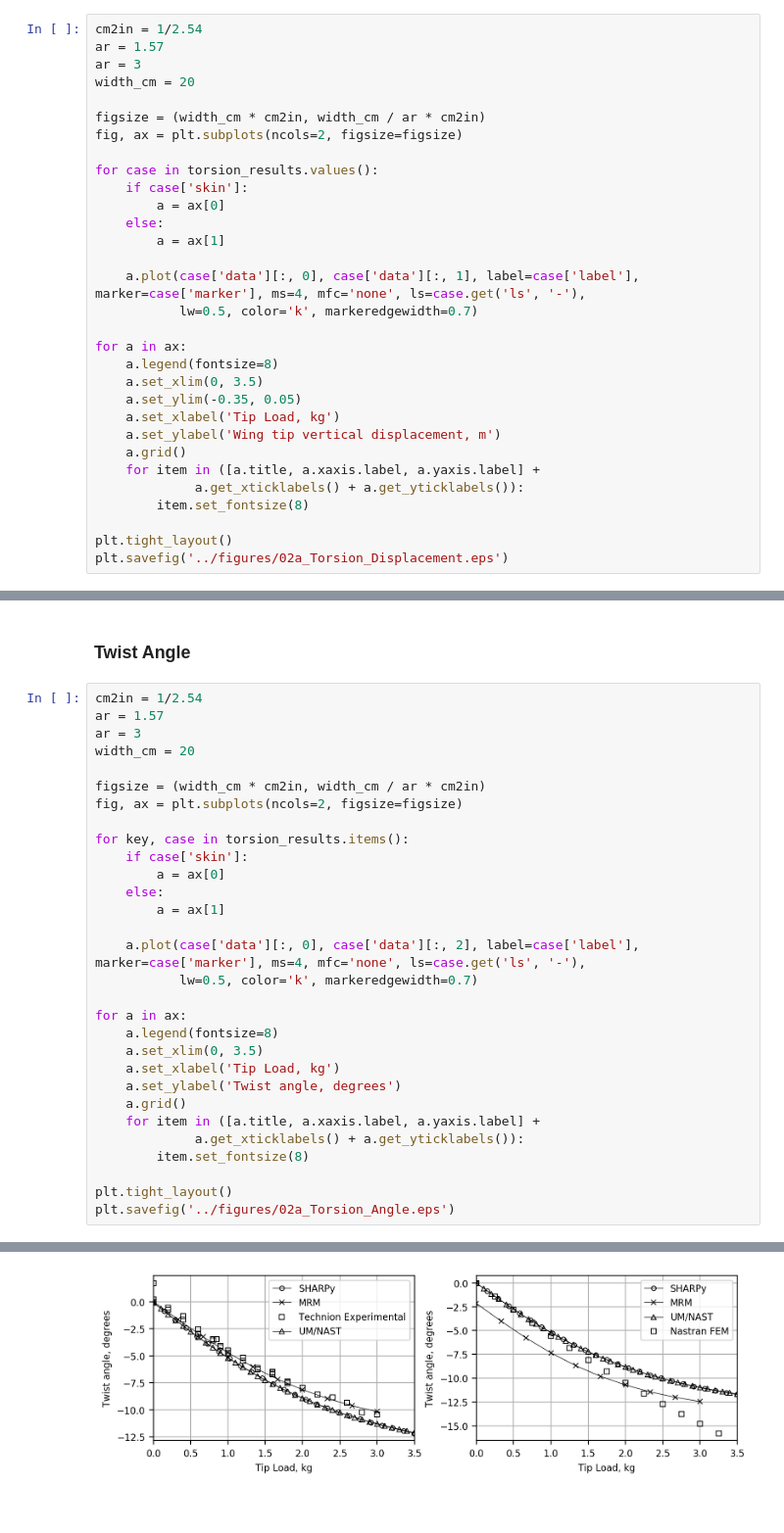
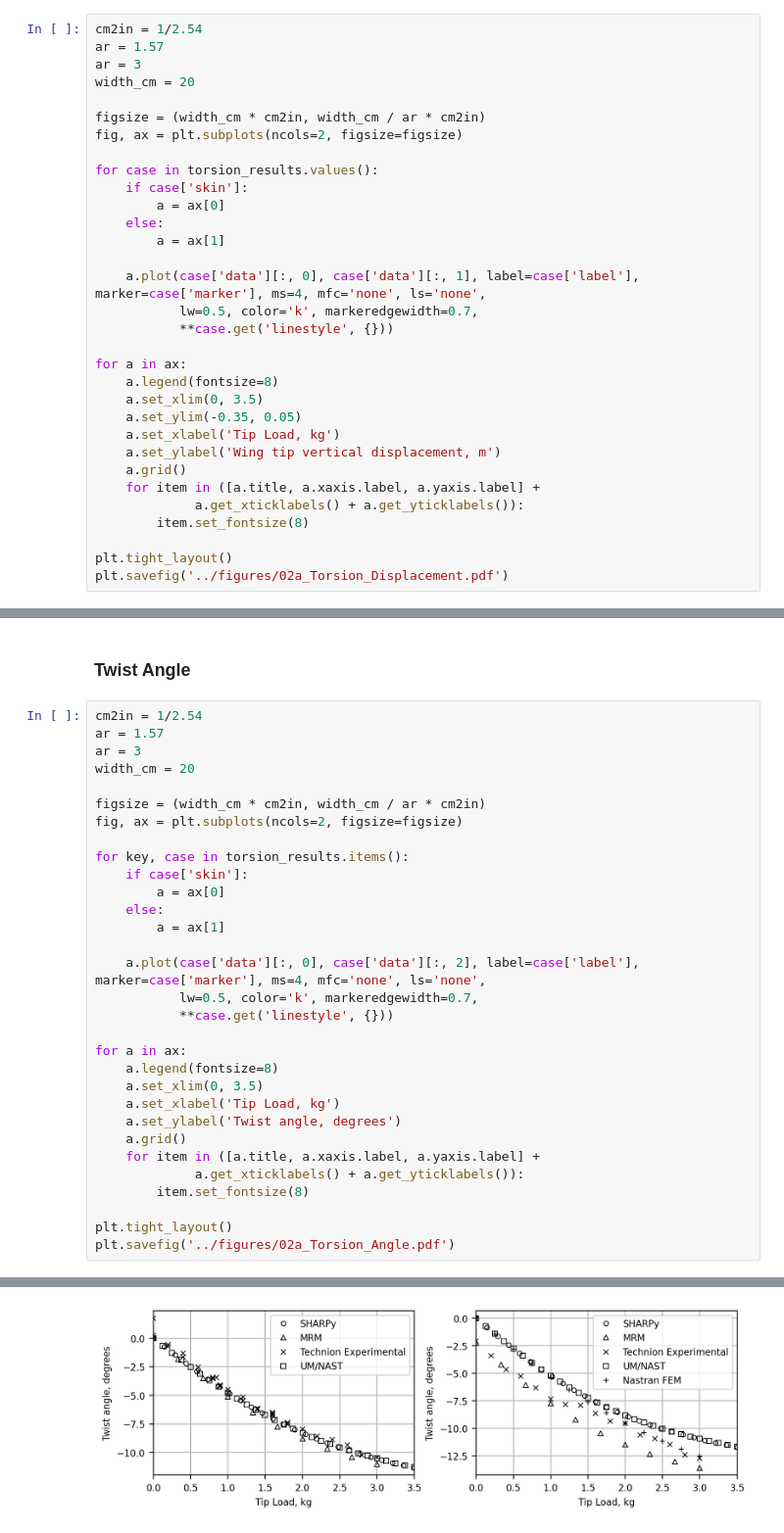
Before and after one commit to ngoiz/pazy-sharpy, a Jupyter notebook: 02a_Torsion/02a_Torsion.ipynb, the cells around one changed output, grey strips where cells are left out. Shown: that part at 98% size. Cells and saved outputs as stored; diff of their text form.

Commit message:
Update notebooks with latest MRM data

```diff
--- a/02a_Torsion/02a_Torsion.ipynb
+++ b/02a_Torsion/02a_Torsion.ipynb
@@ -75,8 +82,9 @@ for case in torsion_results.values():
     else:
         a = ax[1]
 
-    a.plot(case['data'][:, 0], case['data'][:, 1], label=case['label'], marker=case['marker'], ms=4, mfc='none', ls=case.get('ls', '-'),
-           lw=0.5, color='k', markeredgewidth=0.7)
+    a.plot(case['data'][:, 0], case['data'][:, 1], label=case['label'], marker=case['marker'], ms=4, mfc='none', ls='none',
+           lw=0.5, color='k', markeredgewidth=0.7,
+           **case.get('linestyle', {}))
 
 for a in ax:
     a.legend(fontsize=8)
@@ -90,5 +98,5 @@ for a in ax:
         item.set_fontsize(8)
 
 plt.tight_layout()
-plt.savefig('../figures/02a_Torsion_Displacement.eps')
+plt.savefig('../figures/02a_Torsion_Displacement.pdf')
 # %% [output]
@@ -114,8 +118,9 @@ for key, case in torsion_results.items():
     else:
         a = ax[1]
 
-    a.plot(case['data'][:, 0], case['data'][:, 2], label=case['label'], marker=case['marker'], ms=4, mfc='none', ls=case.get('ls', '-'),
-           lw=0.5, color='k', markeredgewidth=0.7)
+    a.plot(case['data'][:, 0], case['data'][:, 2], label=case['label'], marker=case['marker'], ms=4, mfc='none', ls='none',
+           lw=0.5, color='k', markeredgewidth=0.7,
+           **case.get('linestyle', {}))
 
 for a in ax:
     a.legend(fontsize=8)
@@ -128,5 +133,5 @@ for a in ax:
         item.set_fontsize(8)
 
 plt.tight_layout()
-plt.savefig('../figures/02a_Torsion_Angle.eps')
+plt.savefig('../figures/02a_Torsion_Angle.pdf')
 # %% [output]
@@ -137 +138 @@ The PostScript backend does not support transparency; partially transparent arti
-[figure, old version]
+[figure, new version]
```
Also changed, not shown: parts of 3 cells of this notebook, 21 other files.
